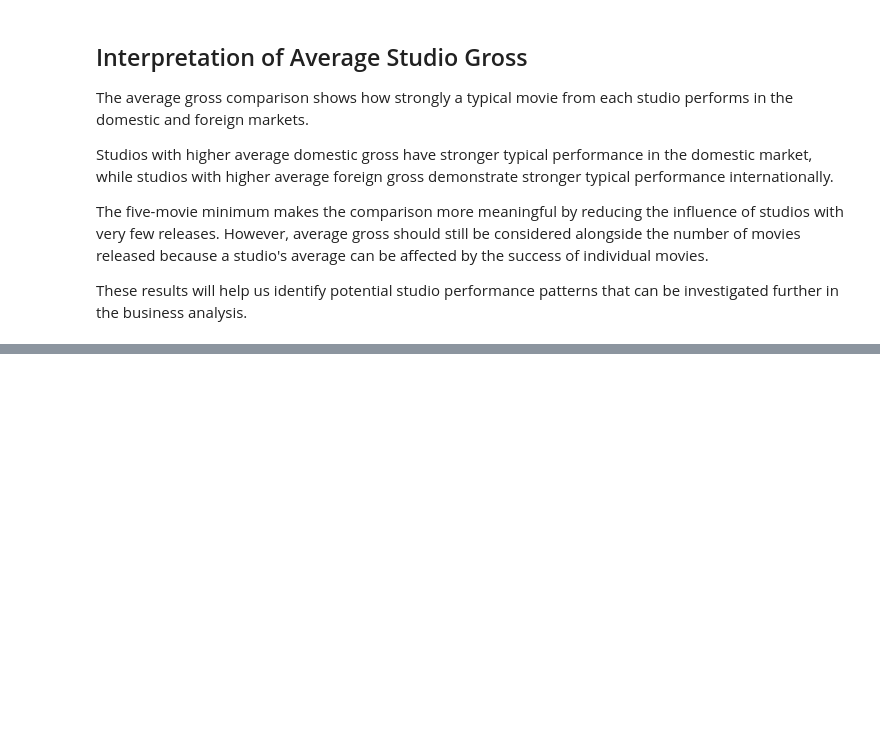
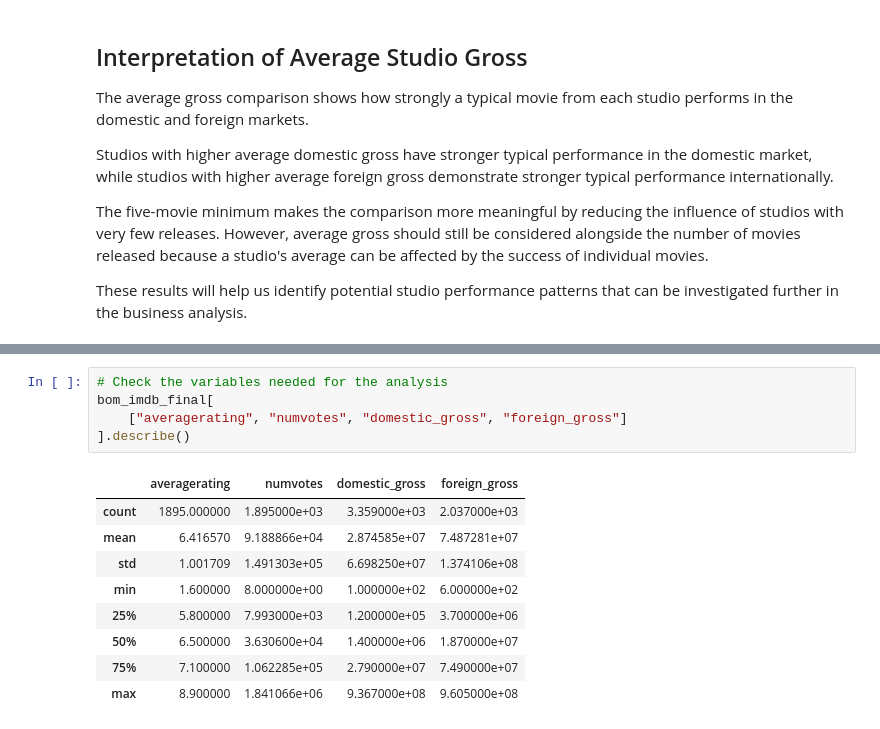
Before and after one commit to oliverkiplagat/Studio_Launch-Pad, a Jupyter notebook: student.ipynb, the cells around one changed output, grey strips where cells are left out. Drawn from its saved outputs; the diff is of its cells as text; blank space fills up the shorter version.

```diff
--- a/student.ipynb
+++ b/student.ipynb
@@ -1275,0 +1304,15 @@ These results will help us identify potential studio performance patterns that c
+# %%
+# Check the variables needed for the analysis
+bom_imdb_final[
+    ["averagerating", "numvotes", "domestic_gross", "foreign_gross"]
+].describe()
+# %% [output]
+|  | averagerating | numvotes | domestic_gross | foreign_gross |
+| count | 1895.000000 | 1.895000e+03 | 3.359000e+03 | 2.037000e+03 |
+| mean | 6.416570 | 9.188866e+04 | 2.874585e+07 | 7.487281e+07 |
+| std | 1.001709 | 1.491303e+05 | 6.698250e+07 | 1.374106e+08 |
+| min | 1.600000 | 8.000000e+00 | 1.000000e+02 | 6.000000e+02 |
+| 25% | 5.800000 | 7.993000e+03 | 1.200000e+05 | 3.700000e+06 |
+| 50% | 6.500000 | 3.630600e+04 | 1.400000e+06 | 1.870000e+07 |
+| 75% | 7.100000 | 1.062285e+05 | 2.790000e+07 | 7.490000e+07 |
+| max | 8.900000 | 1.841066e+06 | 9.367000e+08 | 9.605000e+08 |
```
Also changed, not shown: parts of 11 cells of this notebook.
